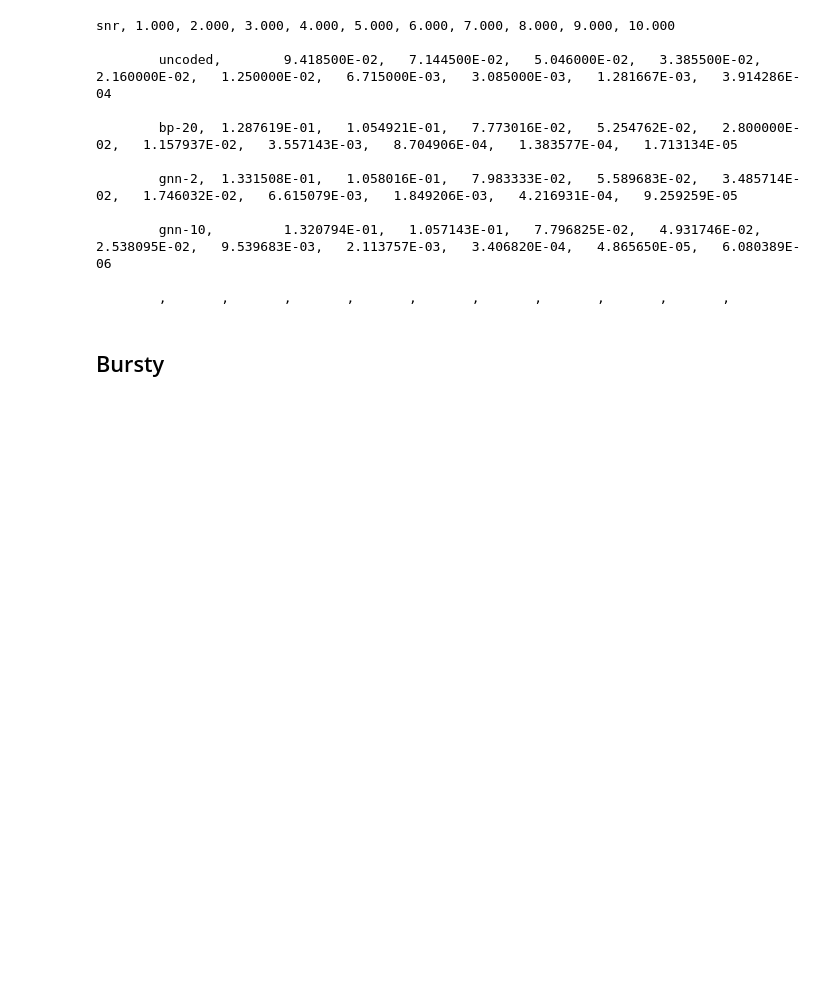
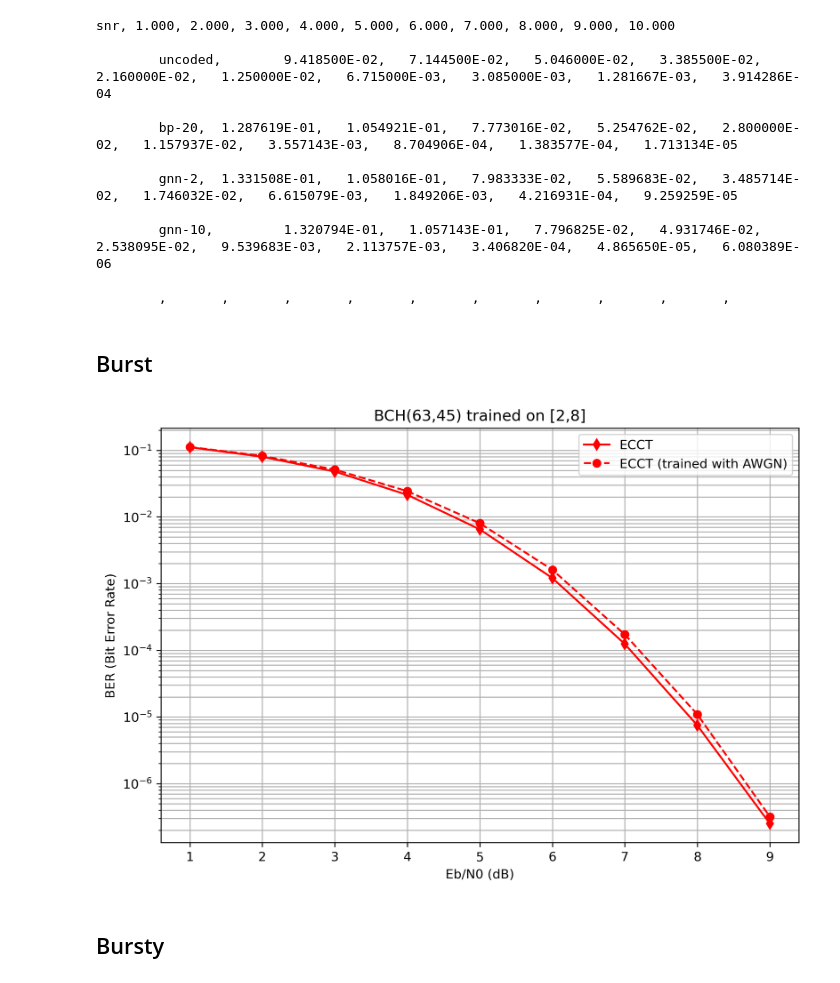
Before and after one commit to ivanightingale/gnn-decoder, a Jupyter notebook: visualization.ipynb, the cells around one changed output. Drawn from its saved outputs; the diff is of its cells as text; code cells hidden in the pictures; blank space fills up the shorter version.

```diff
--- a/visualization.ipynb
+++ b/visualization.ipynb
@@ -27,6 +27,38 @@ snr, 1.000, 2.000, 3.000, 4.000, 5.000, 6.000, 7.000, 8.000, 9.000, 10.000
         gnn-10,         1.320794E-01,   1.057143E-01,   7.796825E-02,   4.931746E-02,   2.538095E-02,   9.539683E-03,   2.113757E-03,   3.406820E-04,   4.865650E-05,   6.080389E-06
 
         ,       ,       ,       ,       ,       ,       ,       ,       ,       ,
+# %% [markdown]
+## Burst
+# %%
+ebno_bch = [1.000, 2.000, 3.000, 4.000, 5.000, 6.000, 7.000, 8.000, 9.000]
+ecct = [1.11e-01, 7.98e-02, 4.79e-02, 2.14e-02, 6.51e-03, 1.21e-03, 1.24e-04, 7.47e-06, 2.51e-07]
+ecct_awgn_burst = [1.12e-01, 8.22e-02, 5.13e-02, 2.43e-02, 8.03e-03, 1.61e-03, 1.72e-04, 1.09e-05, 3.19e-07]
+
+# create the figure and axes objects
+fig, ax = plt.subplots(figsize=(9, 6), dpi=300)
+plt.grid(True, which="both", ls="-")
+
+ax.plot(ebno_bch, ecct, "rd-", label='ECCT')
+ax.plot(ebno_bch, ecct_awgn_burst, "ro--", label='ECCT (trained with AWGN)')
+
+
+# set the axis labels and title
+ax.set_xlabel('Eb/N0 (dB)')
+ax.set_ylabel('BER (Bit Error Rate)')
+# ax.set_title('Bit Error Rate vs. SNR')
+
+# set the y-axis scale to logarithmic
+ax.set_yscale('log')
+
+# add a legend
+ax.legend()
+
+plt.title("BCH(63,45) trained on [2,8]")
+# display the plot
+plt.show()
+fig.savefig("bch-burst.png")
+# %% [output]
+[figure, added]
 # %% [markdown]
 ## Bursty
 # %%
```
Also changed, not shown: parts of 1 cell of this notebook, 3 other files.
